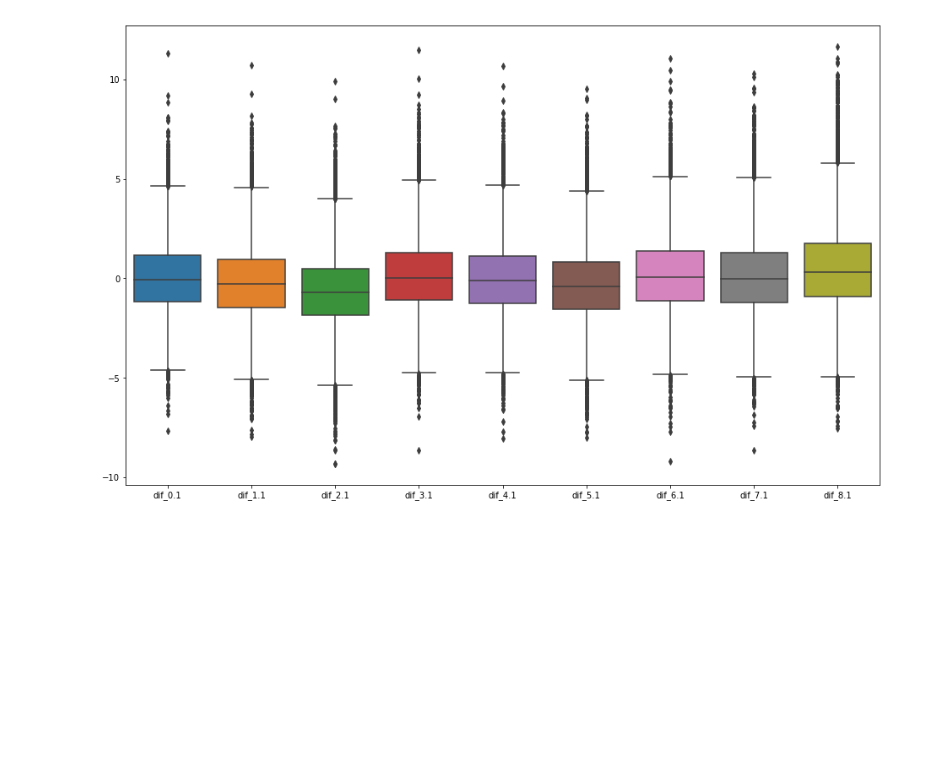
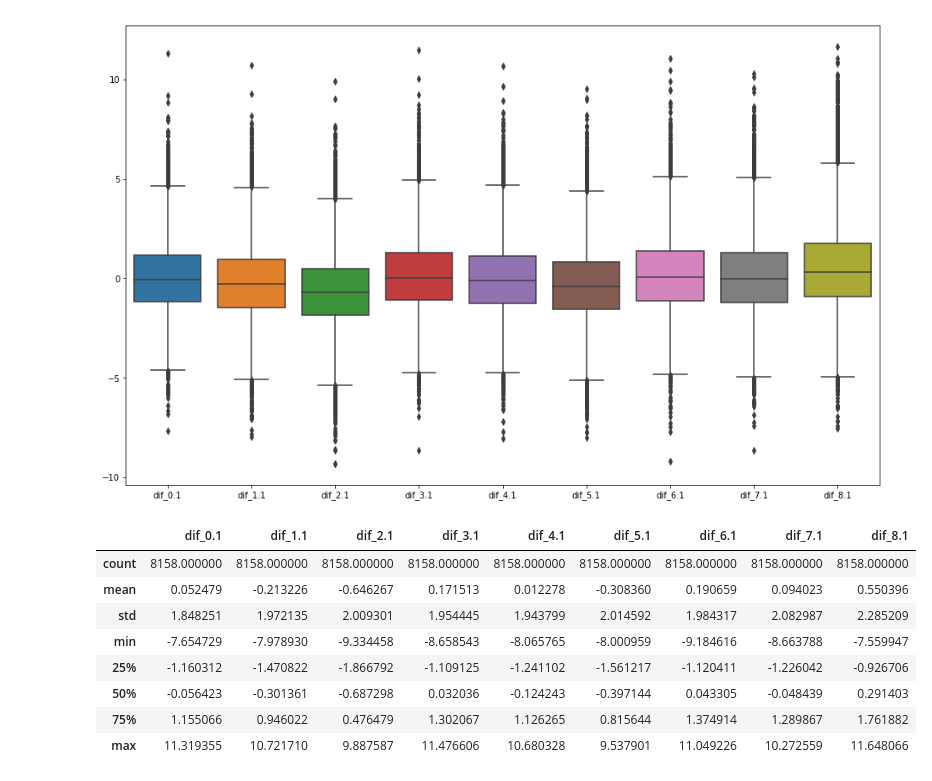
Before and after one commit to granantuin/LEVX_regression, a Jupyter notebook: Display_regre_LEVX_spd.ipynb, the cells around one changed output. Saved outputs shown, nothing was run; the diff lists cells and outputs as text; code cells hidden in the pictures; blank space fills up the shorter version.

```diff
--- a/Display_regre_LEVX_spd.ipynb
+++ b/Display_regre_LEVX_spd.ipynb
@@ -65,3 +65,15 @@ plt.figure(figsize=(16, 10))
 ax = sns.boxplot(data=df2.iloc[:,11:20])
 # %% [output]
 [figure]
+# %%
+df2.iloc[:,11:20].describe()
+# %% [output]
+|  | dif_0.1 | dif_1.1 | dif_2.1 | dif_3.1 | dif_4.1 | dif_5.1 | dif_6.1 | dif_7.1 | dif_8.1 |
+| count | 8158.000000 | 8158.000000 | 8158.000000 | 8158.000000 | 8158.000000 | 8158.000000 | 8158.000000 | 8158.000000 | 8158.000000 |
+| mean | 0.052479 | -0.213226 | -0.646267 | 0.171513 | 0.012278 | -0.308360 | 0.190659 | 0.094023 | 0.550396 |
+| std | 1.848251 | 1.972135 | 2.009301 | 1.954445 | 1.943799 | 2.014592 | 1.984317 | 2.082987 | 2.285209 |
+| min | -7.654729 | -7.978930 | -9.334458 | -8.658543 | -8.065765 | -8.000959 | -9.184616 | -8.663788 | -7.559947 |
+| 25% | -1.160312 | -1.470822 | -1.866792 | -1.109125 | -1.241102 | -1.561217 | -1.120411 | -1.226042 | -0.926706 |
+| 50% | -0.056423 | -0.301361 | -0.687298 | 0.032036 | -0.124243 | -0.397144 | 0.043305 | -0.048439 | 0.291403 |
+| 75% | 1.155066 | 0.946022 | 0.476479 | 1.302067 | 1.126265 | 0.815644 | 1.374914 | 1.289867 | 1.761882 |
+| max | 11.319355 | 10.721710 | 9.887587 | 11.476606 | 10.680328 | 9.537901 | 11.049226 | 10.272559 | 11.648066 |
```
